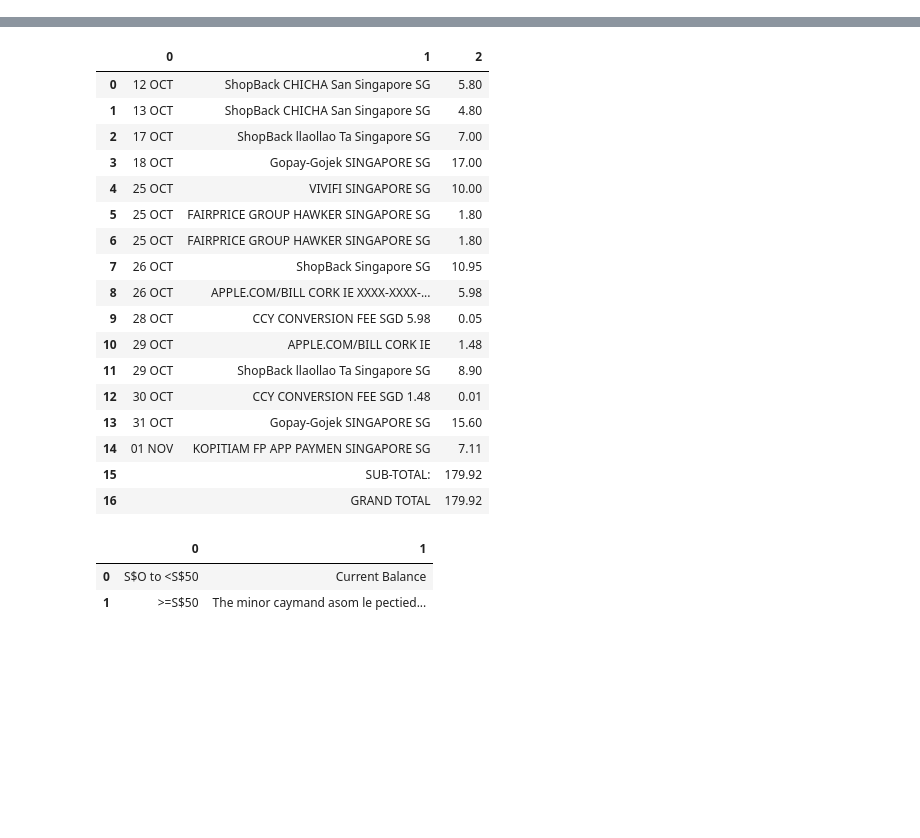
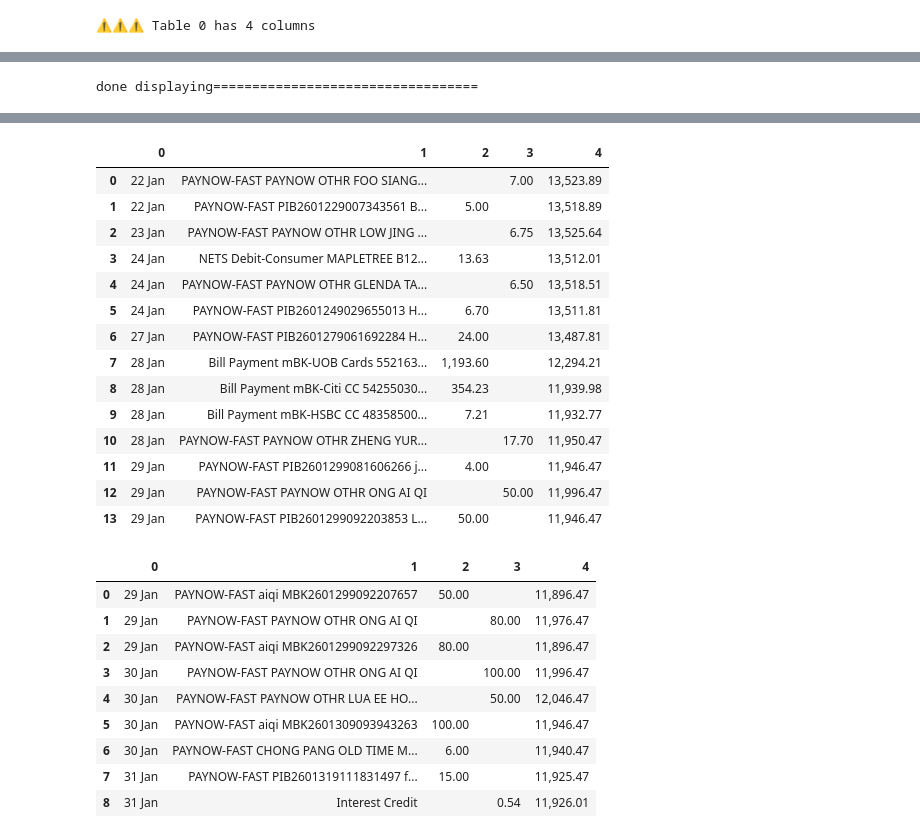
Before and after one commit to aiweiii/finances, a Jupyter notebook: preprocessor/process_document.ipynb, the cells around one changed output, grey strips where cells are left out. Saved outputs shown, nothing was run; the diff lists cells and outputs as text; code cells hidden in the pictures; blank space fills up the shorter version.

```diff
--- a/preprocessor/process_document.ipynb
+++ b/preprocessor/process_document.ipynb
@@ -23,12 +23,12 @@ def is_float(x):
     except:
         return False
 
+for file in Path("./statements").iterdir():
+    bank = Path(file).stem.split("_")[0].lower()
+    is_credit_card_stmt = False if "deposit" in str(file) else True
 
-for file in Path("./statements").iterdir():
-    bank = Path(file).stem.split("_")[0].upper()
-    isCreditCardStmt = False if "deposit" in str(file) else True
-
-    if str(file) not in ('statements/citi_dec_2025.pdf', 'statements/citi_nov_2025.pdf'):
+    # TODO: docling isn't reading it properly
+    if str(file) != 'statements/uob_jan_2026_deposit.pdf':
         continue
 
     start_time = time.time()
@@ -40,10 +40,14 @@ for file in Path("./statements").iterdir():
     mainframe = pd.DataFrame()
     frames = []
 
-    if bank == 'UOB':
+    table_range = [0,-1]
+
+    if bank == 'uob':
         table_range = [1, -1]
-    elif bank == 'CITI':
+    elif bank == 'citi':
         table_range = [3, -3]
+    elif bank == 'chocolate':
+        table_range = [0, -3]
 
     # Export tables
     # Skip the first and last table (they tend to be non-transactional)
@@ -54,19 +58,25 @@ for file in Path("./statements").iterdir():
         # normalize column headers
         df.columns = range(len(df.columns))
 
+        if df.shape[1] != 5:
+            print(f"⚠️⚠️⚠️ Table {table_ix} has {df.shape[1]} columns")
+            df.insert(3, "missing_col", "")
+            display(df)
+            print(f"done displaying==================================")
+
         # for-loop to drop rows
         # skip rows whose columns 2 and 3 do not have float values (debit/credit)
         # skip rows where both columns 2 and 3 are populated (e.g. Total)
         for index, row in df.iterrows():
 
-            # uob credit card statements
-            if bank == 'UOB' and isCreditCardStmt and len(row) != 4:
+            # uob credit card
+            if bank == 'uob' and is_credit_card_stmt and len(row) != 4:
                 dropped_rows.append(row)
                 df.drop(index, inplace=True)
                 continue
 
-            # uob non-creditcard statements
-            if bank.upper() == 'UOB' and not isCreditCardStmt and (
+            # uob non-creditcard
+            if bank == 'uob' and not is_credit_card_stmt and (
                     (len(row[0]) == 0) or (not is_float(row[2]) and not is_float(row[3]))):
                 # print(f"date={row[0]}, desc={row[1]}, credit={row[2]}, debit={row[3]}, balance={row[4]}")
                 dropped_rows.append(row)
@@ -98,0 +109 @@ for file in Path("./statements").iterdir():
+⚠️⚠️⚠️ Table 0 has 4 columns
@@ -111,0 +126 @@ for file in Path("./statements").iterdir():
+done displaying==================================
@@ -165,21 +173,25 @@ for file in Path("./statements").iterdir():
-|  | 0 | 1 | 2 |
-| 0 | 12 OCT | ShopBack CHICHA San Singapore SG | 5.80 |
-| 1 | 13 OCT | ShopBack CHICHA San Singapore SG | 4.80 |
-| 2 | 17 OCT | ShopBack llaollao Ta Singapore SG | 7.00 |
-| 3 | 18 OCT | Gopay-Gojek SINGAPORE SG | 17.00 |
-| 4 | 25 OCT | VIVIFI SINGAPORE SG | 10.00 |
-| 5 | 25 OCT | FAIRPRICE GROUP HAWKER SINGAPORE SG | 1.80 |
-| 6 | 25 OCT | FAIRPRICE GROUP HAWKER SINGAPORE SG | 1.80 |
-| 7 | 26 OCT | ShopBack Singapore SG | 10.95 |
-| 8 | 26 OCT | APPLE.COM/BILL CORK IE XXXX-XXXX-... | 5.98 |
-| 9 | 28 OCT | CCY CONVERSION FEE SGD 5.98 | 0.05 |
-| 10 | 29 OCT | APPLE.COM/BILL CORK IE | 1.48 |
-| 11 | 29 OCT | ShopBack llaollao Ta Singapore SG | 8.90 |
-| 12 | 30 OCT | CCY CONVERSION FEE SGD 1.48 | 0.01 |
-| 13 | 31 OCT | Gopay-Gojek SINGAPORE SG | 15.60 |
-| 14 | 01 NOV | KOPITIAM FP APP PAYMEN SINGAPORE SG | 7.11 |
-| 15 |  | SUB-TOTAL: | 179.92 |
-| 16 |  | GRAND TOTAL | 179.92 |
+|  | 0 | 1 | 2 | 3 | 4 |
+| 0 | 22 Jan | PAYNOW-FAST PAYNOW OTHR FOO SIANG... |  | 7.00 | 13,523.89 |
+| 1 | 22 Jan | PAYNOW-FAST PIB2601229007343561 B... | 5.00 |  | 13,518.89 |
+| 2 | 23 Jan | PAYNOW-FAST PAYNOW OTHR LOW JING ... |  | 6.75 | 13,525.64 |
+| 3 | 24 Jan | NETS Debit-Consumer MAPLETREE B12... | 13.63 |  | 13,512.01 |
+| 4 | 24 Jan | PAYNOW-FAST PAYNOW OTHR GLENDA TA... |  | 6.50 | 13,518.51 |
+| 5 | 24 Jan | PAYNOW-FAST PIB2601249029655013 H... | 6.70 |  | 13,511.81 |
+| 6 | 27 Jan | PAYNOW-FAST PIB2601279061692284 H... | 24.00 |  | 13,487.81 |
+| 7 | 28 Jan | Bill Payment mBK-UOB Cards 552163... | 1,193.60 |  | 12,294.21 |
+| 8 | 28 Jan | Bill Payment mBK-Citi CC 54255030... | 354.23 |  | 11,939.98 |
+| 9 | 28 Jan | Bill Payment mBK-HSBC CC 48358500... | 7.21 |  | 11,932.77 |
+| 10 | 28 Jan | PAYNOW-FAST PAYNOW OTHR ZHENG YUR... |  | 17.70 | 11,950.47 |
+| 11 | 29 Jan | PAYNOW-FAST PIB2601299081606266 j... | 4.00 |  | 11,946.47 |
+| 12 | 29 Jan | PAYNOW-FAST PAYNOW OTHR ONG AI QI |  | 50.00 | 11,996.47 |
+| 13 | 29 Jan | PAYNOW-FAST PIB2601299092203853 L... | 50.00 |  | 11,946.47 |
-|  | 0 | 1 |
-| 0 | S$O to <S$50 | Current Balance |
-| 1 | >=S$50 | The minor caymand asom le pectied... |
+|  | 0 | 1 | 2 | 3 | 4 |
+| 0 | 29 Jan | PAYNOW-FAST aiqi MBK2601299092207657 | 50.00 |  | 11,896.47 |
+| 1 | 29 Jan | PAYNOW-FAST PAYNOW OTHR ONG AI QI |  | 80.00 | 11,976.47 |
+| 2 | 29 Jan | PAYNOW-FAST aiqi MBK2601299092297326 | 80.00 |  | 11,896.47 |
+| 3 | 30 Jan | PAYNOW-FAST PAYNOW OTHR ONG AI QI |  | 100.00 | 11,996.47 |
+| 4 | 30 Jan | PAYNOW-FAST PAYNOW OTHR LUA EE HO... |  | 50.00 | 12,046.47 |
+| 5 | 30 Jan | PAYNOW-FAST aiqi MBK2601309093943263 | 100.00 |  | 11,946.47 |
+| 6 | 30 Jan | PAYNOW-FAST CHONG PANG OLD TIME M... | 6.00 |  | 11,940.47 |
+| 7 | 31 Jan | PAYNOW-FAST PIB2601319111831497 f... | 15.00 |  | 11,925.47 |
+| 8 | 31 Jan | Interest Credit |  | 0.54 | 11,926.01 |
```
Also changed, not shown: parts of 1 cell of this notebook, 23 other files.
